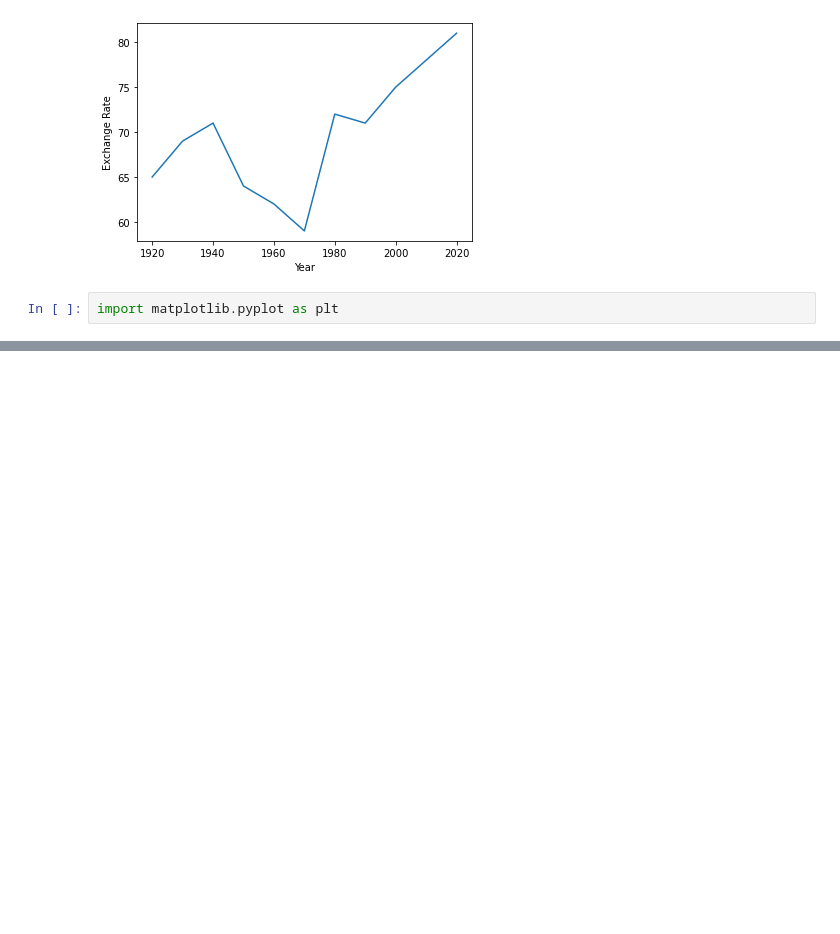
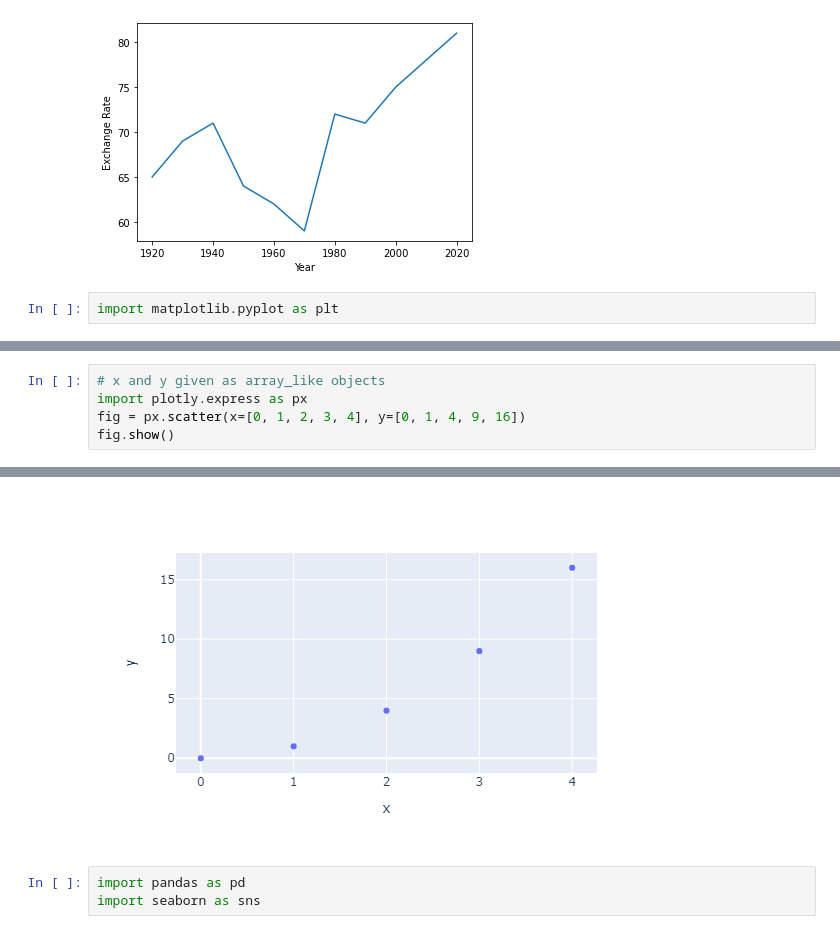
Before and after one commit to omonuj/Python-for-data-science, a Jupyter notebook: Seaborn-TL.ipynb, the cells around one changed output, grey strips where cells are left out. Saved outputs shown, nothing was run; the diff lists cells and outputs as text; blank space fills up the shorter version.

Commit message:
Seaborn (extended): flesh out the section

```diff
--- a/Seaborn-TL.ipynb
+++ b/Seaborn-TL.ipynb
@@ -156,0 +183,6 @@ import matplotlib.pyplot as plt
+# %%
+# x and y given as array_like objects
+import plotly.express as px
+fig = px.scatter(x=[0, 1, 2, 3, 4], y=[0, 1, 4, 9, 16])
+fig.show()
+# %% [output]
@@ -156,0 +190,4 @@ import matplotlib.pyplot as plt
+[figure, added]
+# %%
+import pandas as pd
+import seaborn as sns
```
Also changed, not shown: parts of 4 cells of this notebook.
